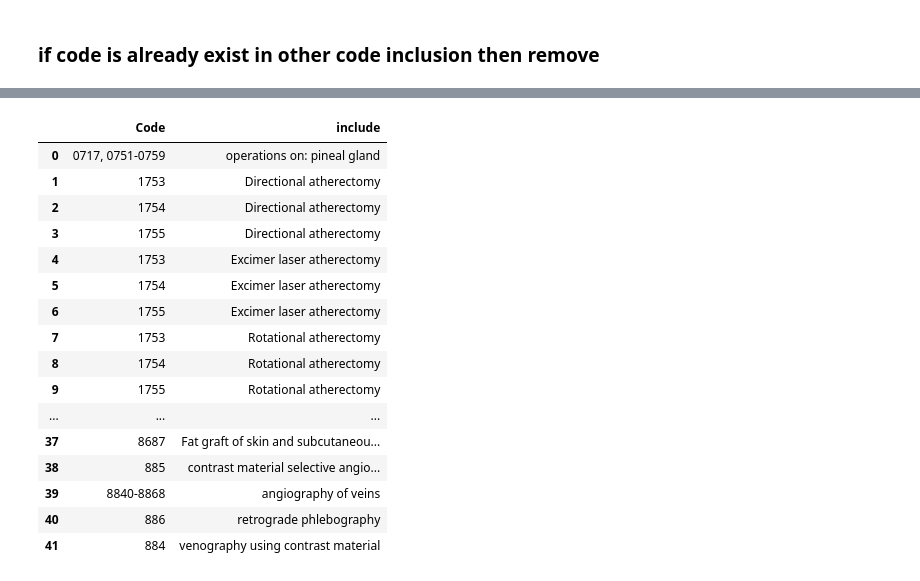
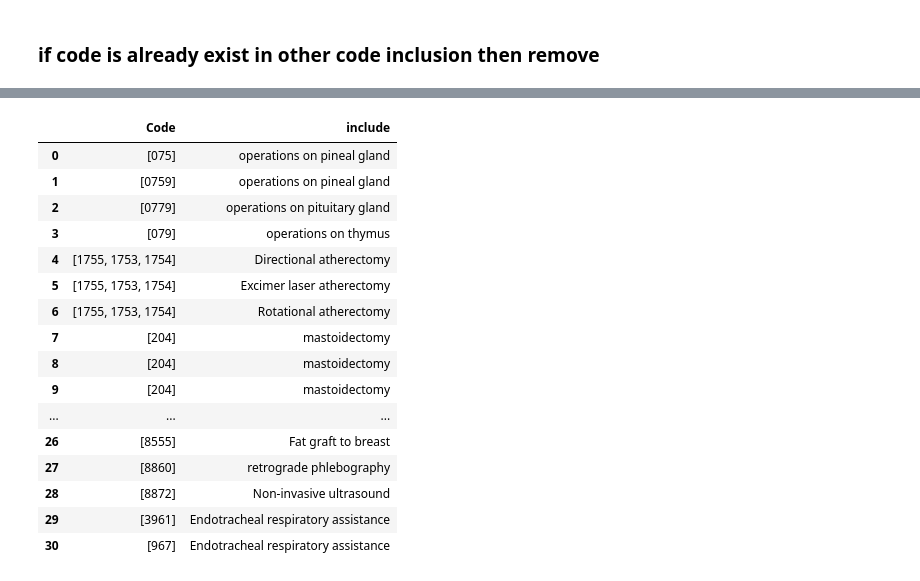
Before and after one commit to tamsopanat/icd9_deduplication, a Jupyter notebook: script/includeMap_tfidf.ipynb, the cells around one changed output, grey strips where cells are left out. Saved outputs shown, nothing was run; the diff lists cells and outputs as text; code cells hidden in the pictures.

```diff
--- a/script/includeMap_tfidf.ipynb
+++ b/script/includeMap_tfidf.ipynb
@@ -92,5 +167,22 @@ codeAlso
 # %%
-main = pd.concat([title, syn, exc, codeAlso], ignore_index=True)
-main = main.drop_duplicates()
+main = pd.concat([title, syn, index], ignore_index=True)
+cleaning_patterns = {
+    r'^\s*\[[\d\-]+\]\s*': ' ',                # Wipes bracketed prefixes e.g. [0-9]
+    r'\s*\(\d+(?:\.\d+)?\)\s*': ' ',           # Wipes parenthetical codes e.g. (42.91)
+    r'[()\[\]]': '',                           # Strips literal brackets and parentheses
+    r':|"|\bNOS\b|\bNEC\b|--see also\b|--see category\b|--seecategory\b|--see categories\b|--see\b': '',
+    r'\s+': ' '                                # Collapses multi-spaces down to a single space
+}
+
+# Apply all regex cleanups iteratively on the original "title" column
+clean_titles = main["title"].copy()
+for pattern, replacement in cleaning_patterns.items():
+    clean_titles = clean_titles.str.replace(pattern, replacement, regex=True)
+
+main["clean_title"] = clean_titles.str.strip()
+
+main = main.groupby(['title','clean_title'], as_index = False).agg(lambda x: x.sum())
+main['Code'] = main['Code'].apply(set).apply(remove_less_detailed_code)
+main.drop_duplicates(subset=['clean_title'], keep='first', inplace=True)
 main
 # %% [output]
@@ -110,4 +225,7 @@ main
 # %%
-inc = icd9[["include"]].dropna().explode("include").copy()
+inc = icd9[["Code", "title", "include"]].copy().explode("include").dropna()
+inc['clean_include'] = inc['include'].str.replace(r'[()\[\]]', '', regex=True)
+inc["clean_include"] = inc["clean_include"].str.replace(':|NOS','', regex=True)
+inc['clean_include'] = inc['clean_include'].str.replace(r'\s+', ' ', regex=True).str.strip()
 inc
 # %% [output]
@@ -128,13 +246,11 @@ inc
 from sklearn.feature_extraction.text import TfidfVectorizer
 from sklearn.metrics.pairwise import cosine_similarity
 
-# 1. Prepare your data
-choices = main["title"].dropna().unique()
-queries = inc['include'].dropna().unique()
+choices = main["clean_title"].tolist()
+queries = inc['clean_include'].tolist()
 
 print(f"Calculating Cosine Similarity for {len(queries)} queries against {len(choices)} choices...")
 
-# 2. Setup the Vectorizer
 vectorizer = TfidfVectorizer(analyzer='char_wb', ngram_range=(2, 3))
 
 # 3. Fit the vectorizer on ALL text to build the vocabulary, then transform them
@@ -255,7 +330,7 @@ mapped_count = len(cutoff_res['include'].unique())
 total_count = len(queries)
 print(f"Successfully Mapped: {mapped_count / total_count:.2%} ({mapped_count} out of {total_count} inclusions)")
 
-cutoff_res = cutoff_res.merge(main, left_on='matched_title', right_on='title', how='left')
-cutoff_res = cutoff_res.drop(columns = ["title"])
+cutoff_res = cutoff_res.merge(main, left_on='matched_title', right_on='clean_title', how='left')
+cutoff_res = cutoff_res.drop(columns = ["clean_title"])
 cutoff_res
 # %% [output]
@@ -280,7 +355,5 @@ Successfully Mapped: 5.04% (12 out of 238 inclusions)
 # %%
-# Margin map + P95 threshold map
-inc_map_all = pd.concat([cutoff_res, safe_matches])
-inc_map = inc_map_all[["Code", "include"]].drop_duplicates()
+inc_map = cutoff_res[["Code", "include"]]
 print(f"Successfully Mapped: {len(inc_map['include'].unique()) / len(queries):.2%} ({len(inc_map['include'].unique())} out of {len(queries)} inclusions)")
 inc_map
 # %% [output]
@@ -288,17 +361,17 @@ Successfully Mapped: 17.65% (42 out of 238 inclusions)
 |  | Code | include |
-| 0 | 0717, 0751-0759 | operations on: pineal gland |
-| 1 | 1753 | Directional atherectomy |
-| 2 | 1754 | Directional atherectomy |
-| 3 | 1755 | Directional atherectomy |
-| 4 | 1753 | Excimer laser atherectomy |
-| 5 | 1754 | Excimer laser atherectomy |
-| 6 | 1755 | Excimer laser atherectomy |
-| 7 | 1753 | Rotational atherectomy |
-| 8 | 1754 | Rotational atherectomy |
-| 9 | 1755 | Rotational atherectomy |
+| 0 | [075] | operations on pineal gland |
+| 1 | [0759] | operations on pineal gland |
+| 2 | [0779] | operations on pituitary gland |
+| 3 | [079] | operations on thymus |
+| 4 | [1755, 1753, 1754] | Directional atherectomy |
+| 5 | [1755, 1753, 1754] | Excimer laser atherectomy |
+| 6 | [1755, 1753, 1754] | Rotational atherectomy |
+| 7 | [204] | mastoidectomy |
+| 8 | [204] | mastoidectomy |
+| 9 | [204] | mastoidectomy |
 | ... | ... | ... |
-| 37 | 8687 | Fat graft of skin and subcutaneou... |
-| 38 | 885 | contrast material selective angio... |
-| 39 | 8840-8868 | angiography of veins |
-| 40 | 886 | retrograde phlebography |
-| 41 | 884 | venography using contrast material |
+| 26 | [8555] | Fat graft to breast |
+| 27 | [8860] | retrograde phlebography |
+| 28 | [8872] | Non-invasive ultrasound |
+| 29 | [3961] | Endotracheal respiratory assistance |
+| 30 | [967] | Endotracheal respiratory assistance |
```
Also changed, not shown: parts of 22 cells of this notebook, 8 other files.
